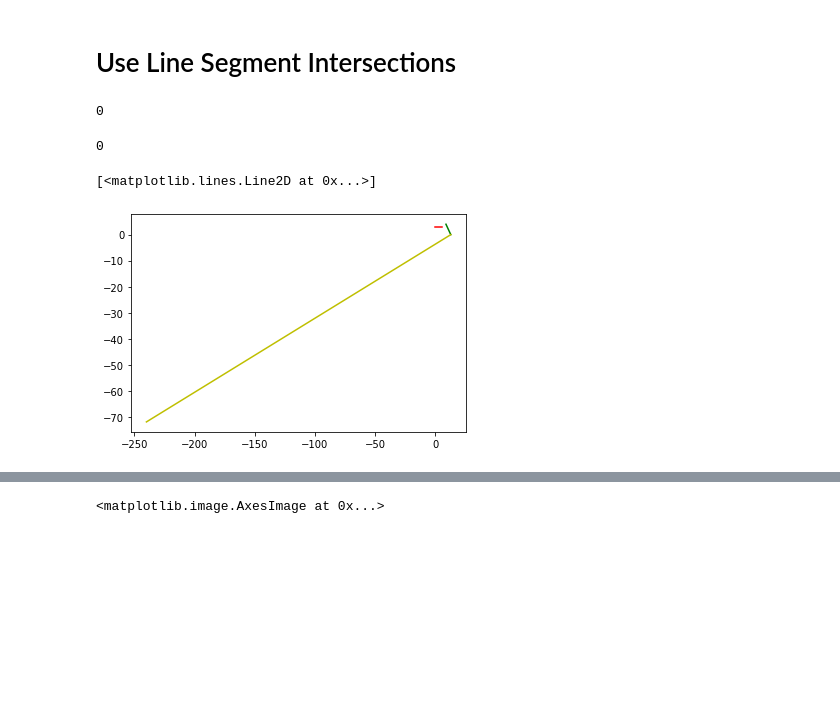
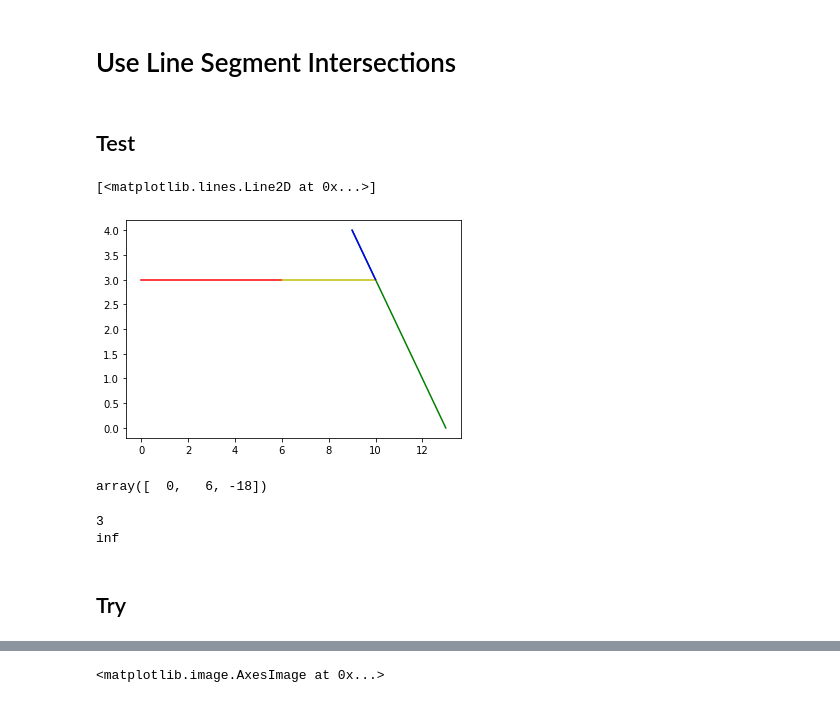
Before and after one commit to mosdragon/Mask_RCNN, a Jupyter notebook: samples/ade20k_coco/line_fitting.ipynb, the cells around one changed output, grey strips where cells are left out. Saved outputs shown, nothing was run; the diff lists cells and outputs as text; code cells hidden in the pictures; blank space fills up the shorter version.

Commit message:
End to end with stretching lines

```diff
--- a/samples/ade20k_coco/line_fitting.ipynb
+++ b/samples/ade20k_coco/line_fitting.ipynb
@@ -562,8 +551,0 @@ def get_intersection(line1, line2):
-# %%
-l1.dot(np.array([10, 3, 1]))
-# %% [output]
-0
-# %%
-l2.dot(np.array([10, 3, 1]))
-# %% [output]
-0
@@ -570,27 +598,60 @@ l2.dot(np.array([10, 3, 1]))
+# %%
+def get_intersect(a1, a2, b1, b2):
+    """
+    Intersection point of two vectors, A and B: https://stackoverflow.com/a/42727584
+
+    Returns the point of intersection of the lines passing through a2,a1 and b2,b1.
+    a1: [x, y] a point on the first line
+    a2: [x, y] another point on the first line
+    b1: [x, y] a point on the second line
+    b2: [x, y] another point on the second line
+    """
+    s = np.vstack([a1,a2,b1,b2])        # s for stacked
+    h = np.hstack((s, np.ones((4, 1)))) # h for homogeneous
+    l1 = np.cross(h[0], h[1])           # get first line
+    l2 = np.cross(h[2], h[3])           # get second line
+    x, y, z = np.cross(l1, l2)          # point of intersection
+    if z == 0:                          # lines are parallel
+        return (float('inf'), float('inf'))
+    return (x/z, y/z)
+# %% [markdown]
+## Test
 # %%
 x1, y1, x2, y2 = 0, 3, 6, 3
-x3, y3, x4, y4 = 9, 4, 13, 0
+x3, y3, x4, y4 = 13, 0, 9, 4
+real_answer = (10, 3)
+pred_answer = get_intersect((x1, y1), (x2, y2), (x3, y3), (x4, y4))
+assert real_answer == pred_answer
+(px, py) = pred_answer
 
 xs = np.array([x1, x2])
 ys = np.array([y1, y2])
 plt.plot(xs, ys, 'r')
 
 xs = np.array([x3, x4])
 ys = np.array([y3, y4])
 plt.plot(xs, ys, 'g')
 
-l1 = get_line(x1, y1, x2, y2)
-l2 = get_line(x3, y3, x4, y4)
-pt = get_intersection(l1, l2)
-px, py, _ = pt
-
-xs = np.array([x4, px])
-ys = np.array([y4, py])
+xs = np.array([x2, px])
+ys = np.array([y2, py])
 plt.plot(xs, ys, 'y')
 
 xs = np.array([x4, px])
 ys = np.array([y4, py])
-plt.plot(xs, ys, 'y')
+plt.plot(xs, ys, 'b')
 # %% [output]
 [<matplotlib.lines.Line2D at 0x...>]
-[figure, old version]
+[figure, new version]
+# %%
+line1 = get_line(x1, y1, x2, y2)
+line1
+# %% [output]
+array([  0,   6, -18])
+# %%
+print(solve_for_y(line1, 100))
+print(solve_for_x(line1, 3))
+# %% [output]
+3
+inf
+# %% [markdown]
+## Try
```
Also changed, not shown: parts of 13 cells of this notebook, 10 other files.
